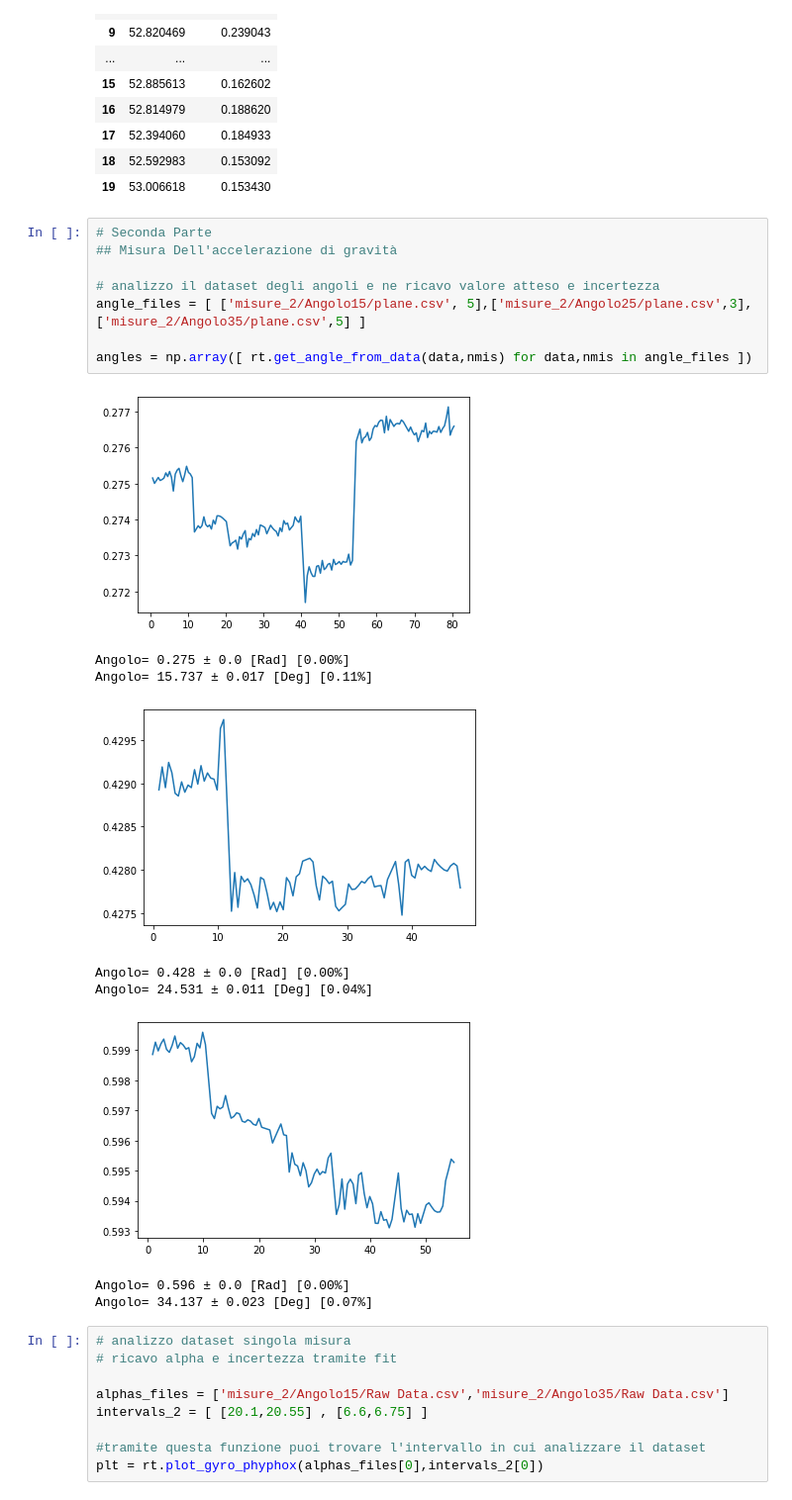
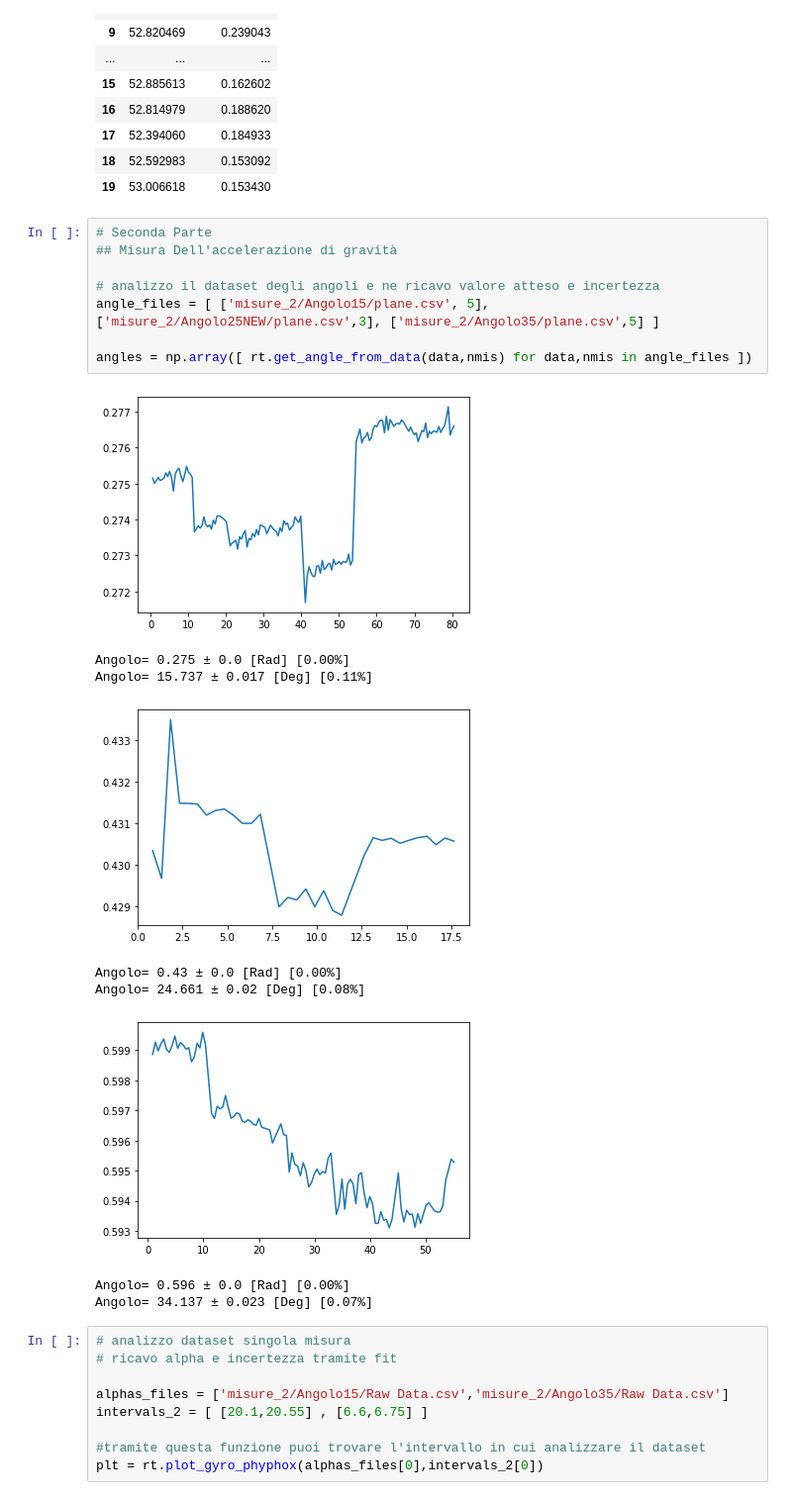
Before and after one commit to filippodaminato/LabMeccanica, a Jupyter notebook: Rotolamento/main.ipynb, the cells around one changed output. Shown at 99% size. Saved outputs shown, nothing was run; the diff lists cells and outputs as text.

Commit message:
add PreciseAngleMeasurement

```diff
--- a/Rotolamento/main.ipynb
+++ b/Rotolamento/main.ipynb
@@ -98,18 +90,18 @@ dtab
 # %%
 # Seconda Parte
 ## Misura Dell'accelerazione di gravità
 
 # analizzo il dataset degli angoli e ne ricavo valore atteso e incertezza
-angle_files = [ ['misure_2/Angolo15/plane.csv', 5],['misure_2/Angolo25/plane.csv',3], ['misure_2/Angolo35/plane.csv',5] ]
+angle_files = [ ['misure_2/Angolo15/plane.csv', 5],['misure_2/Angolo25NEW/plane.csv',3], ['misure_2/Angolo35/plane.csv',5] ]
 
 angles = np.array([ rt.get_angle_from_data(data,nmis) for data,nmis in angle_files ])
 # %% [output]
 [figure]
 Angolo= 0.275 ± 0.0 [Rad] [0.00%]
 Angolo= 15.737 ± 0.017 [Deg] [0.11%]
-[figure, old version]
+[figure, new version]
-Angolo= 0.428 ± 0.0 [Rad] [0.00%]
-Angolo= 24.531 ± 0.011 [Deg] [0.04%]
+Angolo= 0.43 ± 0.0 [Rad] [0.00%]
+Angolo= 24.661 ± 0.02 [Deg] [0.08%]
 [figure]
 Angolo= 0.596 ± 0.0 [Rad] [0.00%]
 Angolo= 34.137 ± 0.023 [Deg] [0.07%]
```
Also changed, not shown: parts of 15 cells of this notebook, 2 other files.
